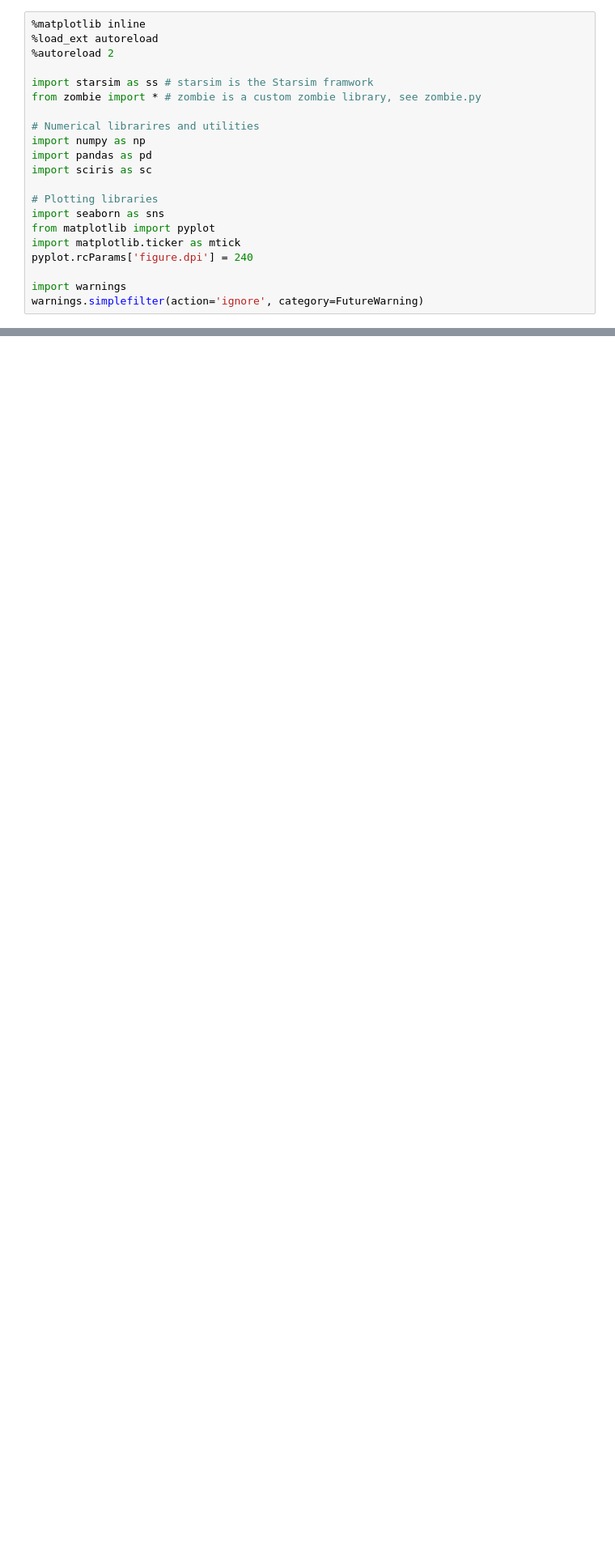
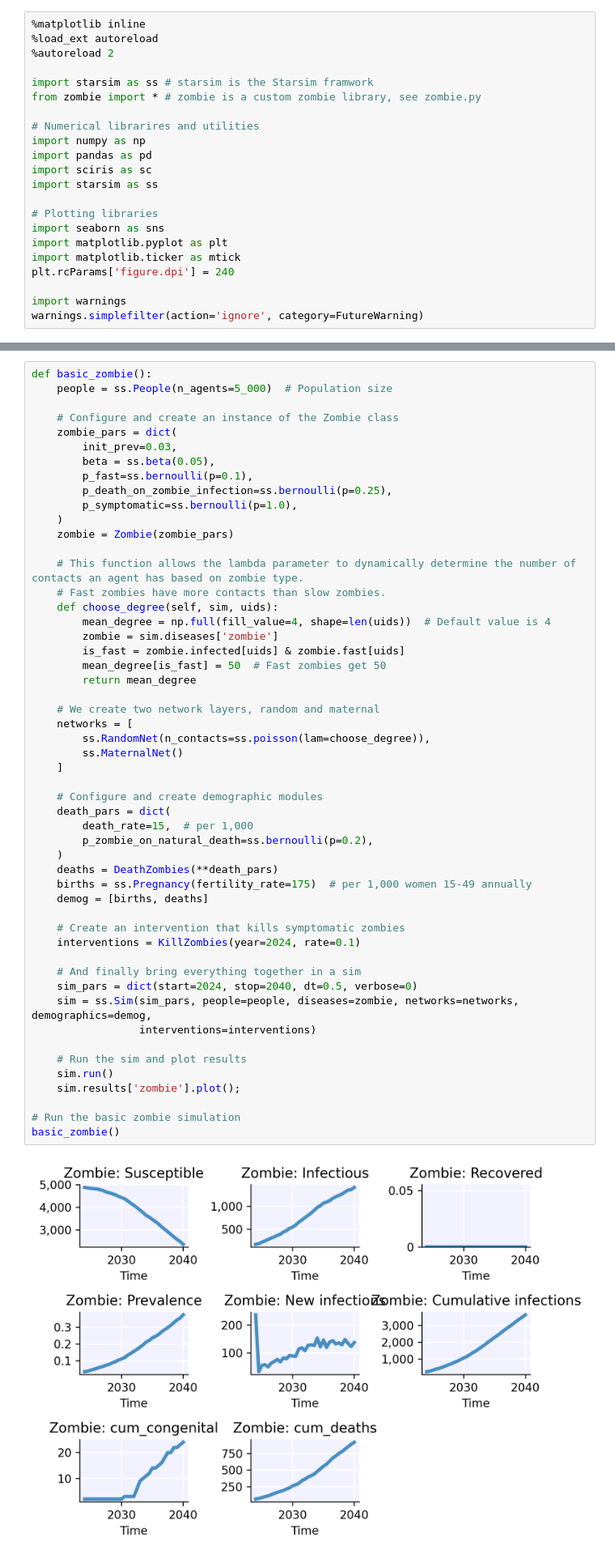
Before and after one commit to RHull-IDM/zombiesim, a Jupyter notebook: zombie_workflows.ipynb, the cells around one changed output, grey strips where cells are left out. Shown at 81% size. Drawn from its saved outputs; the diff is of its cells as text; blank space fills up the shorter version.

```diff
--- a/zombie_workflows.ipynb
+++ b/zombie_workflows.ipynb
@@ -10,12 +10,13 @@ from zombie import * # zombie is a custom zombie library, see zombie.py
 import numpy as np
 import pandas as pd
 import sciris as sc
+import starsim as ss
 
 # Plotting libraries
 import seaborn as sns
-from matplotlib import pyplot
+import matplotlib.pyplot as plt
 import matplotlib.ticker as mtick
-pyplot.rcParams['figure.dpi'] = 240
+plt.rcParams['figure.dpi'] = 240
 
 import warnings
 warnings.simplefilter(action='ignore', category=FutureWarning)
@@ -55,2 +56,56 @@ Configuring and running the simulation for one month takes less than one second.
 
 ---
+# %%
+def basic_zombie():
+    people = ss.People(n_agents=5_000)  # Population size
+
+    # Configure and create an instance of the Zombie class
+    zombie_pars = dict(
+        init_prev=0.03,
+        beta = ss.beta(0.05),
+        p_fast=ss.bernoulli(p=0.1),
+        p_death_on_zombie_infection=ss.bernoulli(p=0.25),
+        p_symptomatic=ss.bernoulli(p=1.0),
+    )
+    zombie = Zombie(zombie_pars)
+
+    # This function allows the lambda parameter to dynamically determine the number of contacts an agent has based on zombie type.
+    # Fast zombies have more contacts than slow zombies.
+    def choose_degree(self, sim, uids):
+        mean_degree = np.full(fill_value=4, shape=len(uids))  # Default value is 4
+        zombie = sim.diseases['zombie']
+        is_fast = zombie.infected[uids] & zombie.fast[uids]
+        mean_degree[is_fast] = 50  # Fast zombies get 50
+        return mean_degree
+
+    # We create two network layers, random and maternal
+    networks = [
+        ss.RandomNet(n_contacts=ss.poisson(lam=choose_degree)),
+        ss.MaternalNet()
+    ]
+
+    # Configure and create demographic modules
+    death_pars = dict(
+        death_rate=15,  # per 1,000
+        p_zombie_on_natural_death=ss.bernoulli(p=0.2),
+    )
+    deaths = DeathZombies(**death_pars)
+    births = ss.Pregnancy(fertility_rate=175)  # per 1,000 women 15-49 annually
+    demog = [births, deaths]
+
+    # Create an intervention that kills symptomatic zombies
+    interventions = KillZombies(year=2024, rate=0.1)
+
+    # And finally bring everything together in a sim
+    sim_pars = dict(start=2024, stop=2040, dt=0.5, verbose=0)
+    sim = ss.Sim(sim_pars, people=people, diseases=zombie, networks=networks, demographics=demog,
+                 interventions=interventions)
+
+    # Run the sim and plot results
+    sim.run()
+    sim.results['zombie'].plot();
+
+# Run the basic zombie simulation
+basic_zombie()
+# %% [output]
+[figure, added]
```
Also changed, not shown: parts of 9 cells of this notebook, 1 other file.
